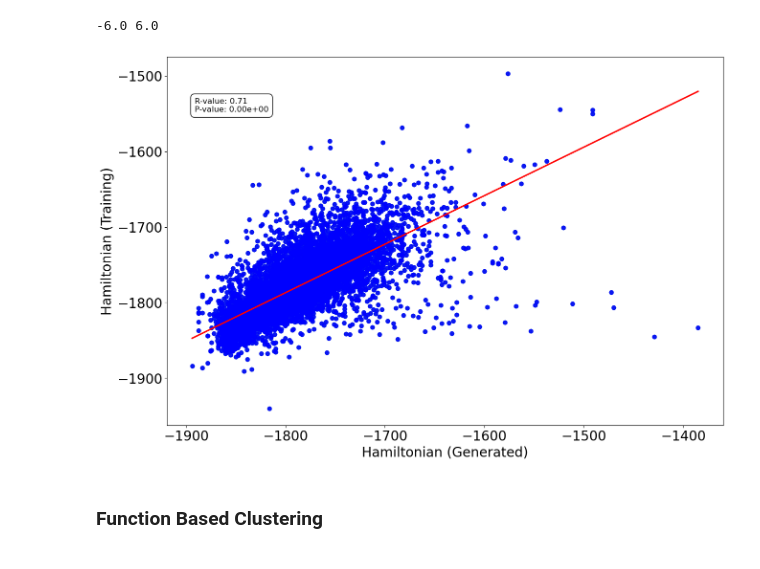
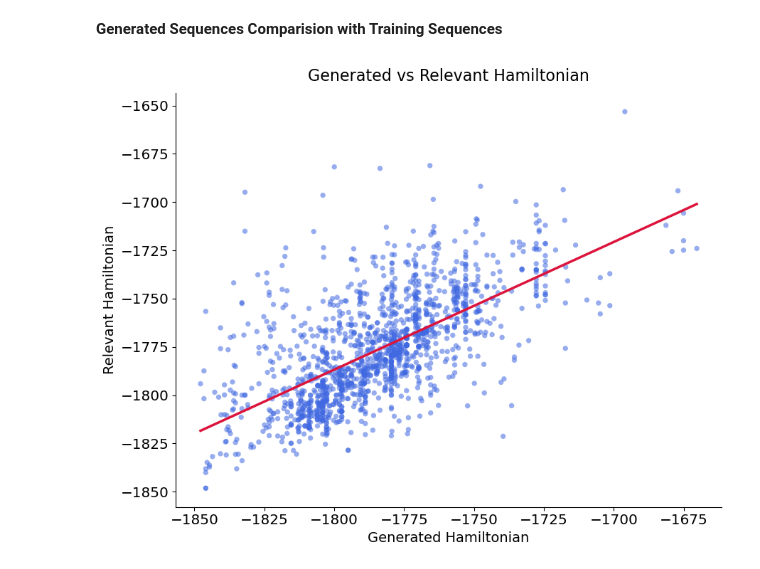
Before and after one commit to PotoyanGroup/3Di-DCA-Landscape, a Jupyter notebook: Analysis.ipynb, the cells around one changed output. Drawn from its saved outputs; the diff is of its cells as text; code cells hidden in the pictures.

```diff
--- a/Analysis.ipynb
+++ b/Analysis.ipynb
@@ -116,0 +51,13 @@ plt.show()
+# %%
+def get_hamiltonian(dca_fasta_in,model_grid_in, resolution, coords_for_pkl):
+    mfdcamodel = dca(dca_fasta_in)
+    mfdcamodel.mean_field()
+
+    grid_hamiltonians, _ = mfdcamodel.compute_Hamiltonian(model_grid_in)
+
+    grid_for_plotter = np.zeros((coords_for_pkl.shape[0],3))
+    grid_for_plotter[:,:2] = coords_for_pkl
+    grid_for_plotter[:,2] = grid_hamiltonians
+
+    grid_hamiltonians = grid_hamiltonians.reshape(resolution[2],resolution[2])
+    return grid_hamiltonians, grid_for_plotter,mfdcamodel
@@ -117,34 +133,56 @@ plt.show()
+# %% [markdown]
+**Generated Sequences Comparision with Training Sequences**
 # %%
-mat,ax_min,ax_max=get_grid_hamiltonian(mfdcamodel=mfdcamodel,all_grid_path="globin/all_grid.fasta")
-zed=np.array([[float(str(i.description).split(" ")[0]),float(str(i.description).split(" ")[1])] for i in SeqIO.parse("globin/zed.fasta","fasta")])
-thresholds=[0.0]
+hamiltonian=mfdcamodel.compute_Hamiltonian("./data/globin/3Di.fasta")
+axis_min=-largest_value
+axis_max=largest_value
+zed_train=np.load("./data/globin/coord.npy")
+thresholds=[1]
 numseq_r=[]
 for threshold in thresholds:
     generate_hamil=[]
     relevant_hamil=[]
-    for j,i in enumerate(zed):
+    for j,i in enumerate(zed_train):
         if ((i[0]>threshold or i[0]<-threshold) and (i[1]>threshold or i[1]<-threshold)):
-            generate_hamil.append(mat[int((i[0]-ax_min)*500/(2*ax_max)),int((i[1]-ax_min)*500/(2*ax_max))])
-            relevant_hamil.append(hamiltonian_3di[0][j])
+            generate_hamil.append(hamil_mat[int((i[0]-axis_min)*500/(2*axis_max)),int((i[1]-axis_min)*500/(2*axis_max))])
+            relevant_hamil.append(hamiltonian[0][j])
     if (len(generate_hamil)>200):
         r_value, p_value = pearsonr(generate_hamil,relevant_hamil)
         numseq_r.append([r_value,len(generate_hamil)])
     else:
         break
 generate_hamil=np.array(generate_hamil)
 relevant_hamil=np.array(relevant_hamil)
 numseq_r=np.asarray(numseq_r)
+
+
+plt.figure(figsize=(9, 7))
+
+# Regression plot with cleaner scatter styling
+sns.regplot(
+    x=generate_hamil,
+    y=relevant_hamil,
+    ci=None,
+    scatter_kws={
+        "s": 28,         # marker size
+        "alpha": 0.55,   # transparency
+        "color": "royalblue",
+        "edgecolor": "none"
+    },
+    line_kws={
+        "color": "crimson",
+        "linewidth": 2.5
+    }
+)
+
+# Labels and title
+plt.xlabel("Generated Hamiltonian", fontsize=14)
+plt.ylabel("Relevant Hamiltonian", fontsize=14)
+plt.title("Generated vs Relevant Hamiltonian", fontsize=16, pad=12)
+
+# Clean up axes
+sns.despine()
+plt.tight_layout()
+plt.show()
 # %% [output]
--6.0 6.0
+[figure, added]
-# %%
-plt.scatter(generate_hamil,relevant_hamil)
-sns.regplot(x=generate_hamil, y=relevant_hamil, scatter=True, ci=None, line_kws={"color": "red"},color='blue')
-plt.text(0.05, 0.85, f'R-value: {r_value:.2f}\nP-value: {p_value:.2e}', transform=plt.gca().transAxes, fontsize=12, color='black', bbox=dict(facecolor='white', edgecolor='black', boxstyle='round,pad=0.5'))
-# plt.text(0.02, 0.85, f'P-value: {p_value:.2e}', transform=plt.gca().transAxes, fontsize=12, color='black')
-plt.xlabel("Hamiltonian (Generated)")
-plt.ylabel("Hamiltonian (Training)")
-plt.show()
-# %% [output]
-[figure, removed]
-# %% [markdown]
-### Function Based Clustering ###
```
Also changed, not shown: parts of 24 cells of this notebook, 37 other files.
